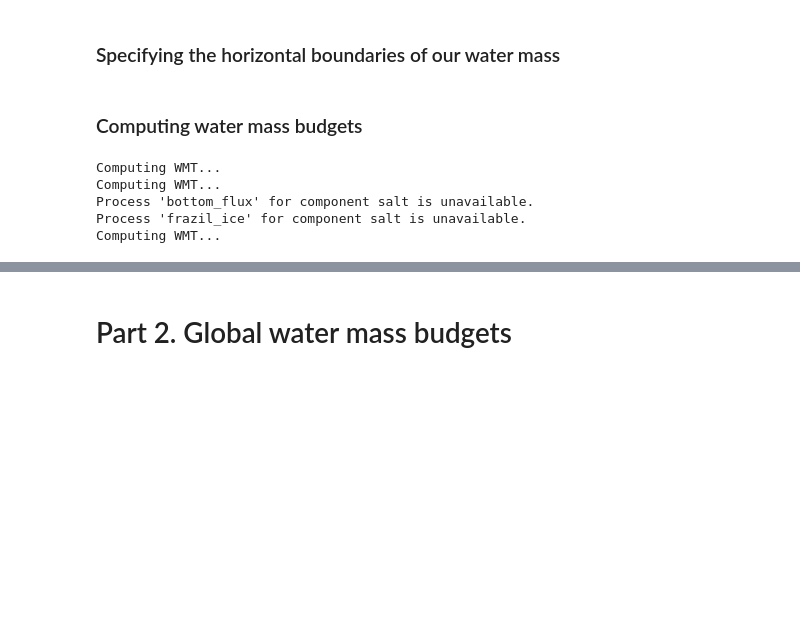
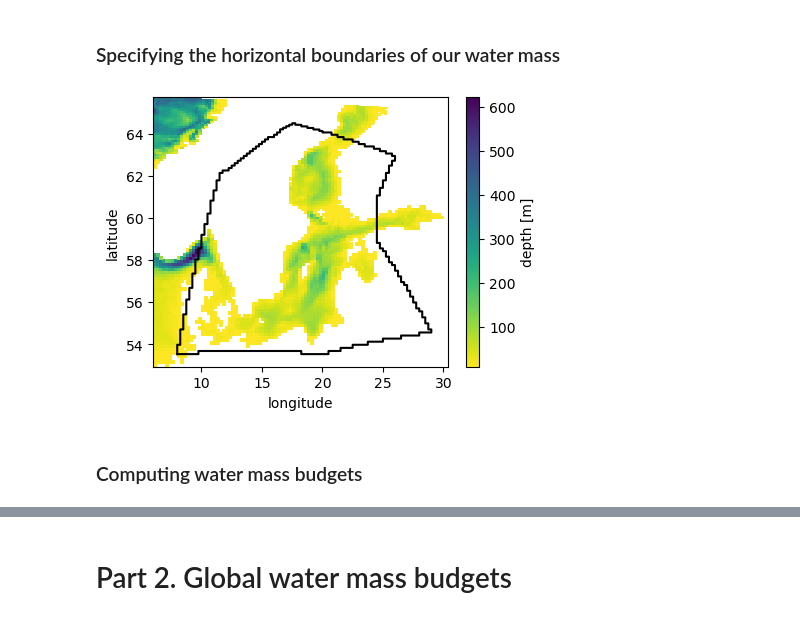
Before and after one commit to hdrake/xwmb, a Jupyter notebook: examples/Baltic_example.ipynb, the cells around one changed output, grey strips where cells are left out. Drawn from its saved outputs; the diff is of its cells as text; code cells hidden in the pictures; blank space fills up the shorter version.

```diff
--- a/examples/Baltic_example.ipynb
+++ b/examples/Baltic_example.ipynb
@@ -19,5 +16,6 @@ import xwmb
 # %% [markdown]
 ### Load grids and data
 # %%
-gridname = 'natv' #   choose from ['natv', 'rho2', 'zstr']
-dt = 'daily' #       choose from ['monthly', 'daily', 'hourly']
+from loading import *
+grid_ref = load_baltic("rho2", "monthly") # Just to get the limits of the target density bins
+grid = load_baltic("zstr", "daily")
@@ -126,40 +32,44 @@ xbudget.collect_budgets(ds, budgets_dict)
 # %%
 # Note: the properties of this region are quite different from the rest of the Baltic!
 name = "intBaltic"
-lons = np.array([15.,   20.,  29., 24.5, 24.5, 26.1, 17.5, 11.5])
+lons = np.array([8.,   20.,  29., 24.5, 24.5, 26.1, 17.5, 11.5])
 lats = np.array([53.5, 53.5, 54.5,  59.,  61.,  63., 64.5,  62.])
 region = regionate.GriddedRegion(name, lons, lats, grid)
+
+plt.figure(figsize=(4.75,3.5))
+pc = plt.pcolor(
+    grid._ds['geolon_c'],
+    grid._ds['geolat_c'],
+    grid._ds['deptho'],
+    cmap="viridis_r"
+)
+plt.colorbar(pc, label="depth [m]")
+plt.plot(regionate.loop(region.lons), regionate.loop(region.lats), color="k");
+plt.xlabel("longitude");
+plt.ylabel("latitude");
+# %% [output]
+[figure, added]
 # %% [markdown]
 ### Computing water mass budgets
 # %%
 import warnings
-import os
 
-def fpath(lam):
-    return f"/work/hfd/codedev/xwmb/data/budget_{name}_{lam}_{dt}_{gridname}.nc"
-
-wmts = {}
-for lam in ["heat", "salt", "sigma2"]:
-    if os.path.isfile(fpath(lam)):
-        print("Loading pre-computed WMT.")
-        wmts[lam] = xr.open_dataset(fpath(lam))
-
-    else:
-        print("Computing WMT...")
-        with warnings.catch_warnings():
-            warnings.simplefilter(action='ignore', category=FutureWarning)
-            wmb = xwmb.WaterMassBudget(
-                grid,
-                budgets_dict,
-                region
-            )
-            wmb.mass_budget(lam, False)#greater_than=True if lam=="sigma2" else False)
-            wmb.wmt.load()
-            wmb.wmt.to_netcdf(fpath(lam), mode="w")
-            wmts[lam] = wmb.wmt
+lam = "sigma2"
+with warnings.catch_warnings():
+    warnings.simplefilter(action='ignore', category=FutureWarning)
+    wmb = xwmb.WaterMassBudget(
+        grid,
+        budgets_dict,
+        region
+    )
+    wmb.target_coords = {
+        "center": "sigma2_l_target",
+        "outer": "sigma2_i_target"
+    }
+    wmb.grid._ds = wmb.grid._ds.assign_coords({
+        "sigma2_l_target": grid_ref._ds['sigma2_l'].rename({"sigma2_l":"sigma2_l_target"}),
+        "sigma2_i_target": grid_ref._ds['sigma2_i'].rename({"sigma2_i":"sigma2_i_target"}),
+    })
+    wmb.mass_budget(lam)
+    wmb.wmt.load()
+    wmt = wmb.wmt
-# %% [output]
-Computing WMT...
-Computing WMT...
-Process 'bottom_flux' for component salt is unavailable.
-Process 'frazil_ice' for component salt is unavailable.
-Computing WMT...
```
Also changed, not shown: parts of 10 cells of this notebook, 5 other files.
